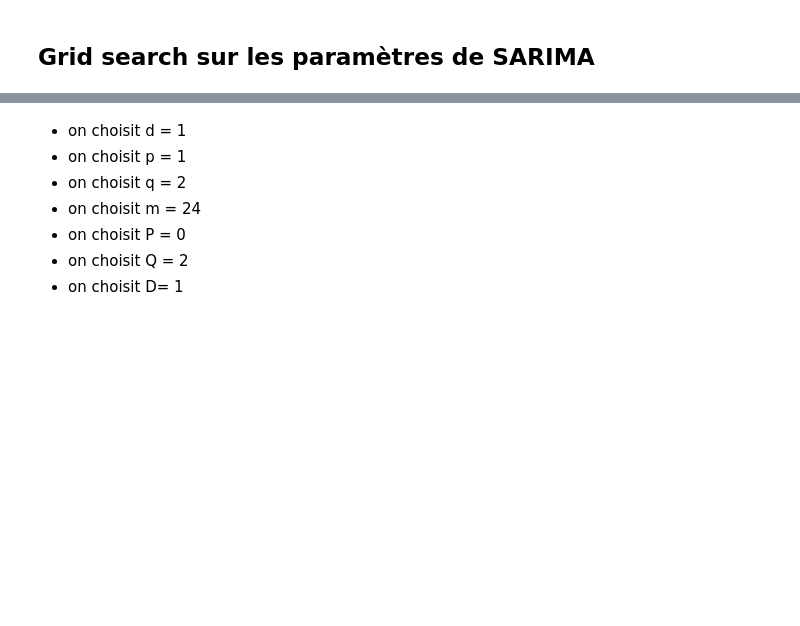
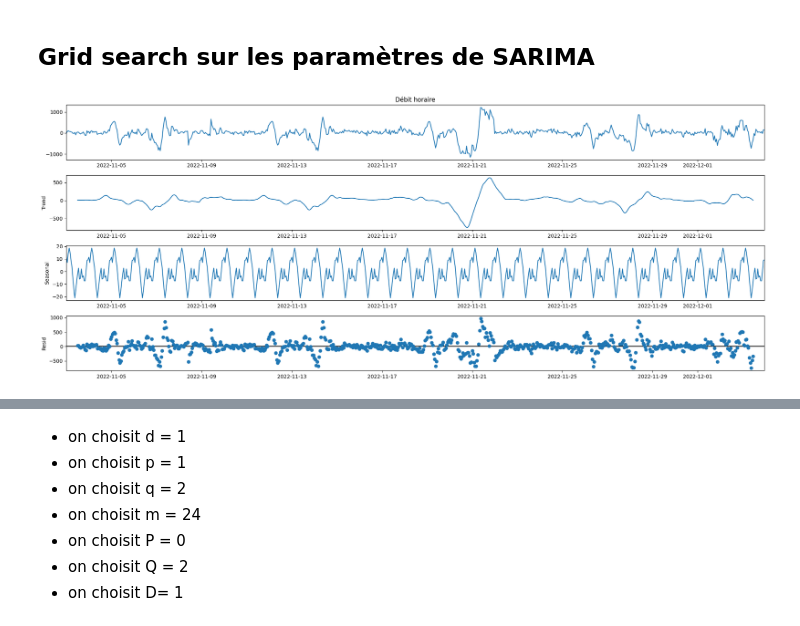
Before and after one commit to romainf28/datathon_gamma_livraisonCO, a Jupyter notebook: traffic_prediction.ipynb, the cells around one changed output, grey strips where cells are left out. Saved outputs shown, nothing was run; the diff lists cells and outputs as text; code cells hidden in the pictures; blank space fills up the shorter version.

```diff
--- a/traffic_prediction.ipynb
+++ b/traffic_prediction.ipynb
@@ -249,10 +247,12 @@ plt.show()
 # %% [markdown]
 ## Grid search sur les paramètres de SARIMA
 # %%
-df_train_ce = set_indexes_for_timeseries(df_train_ce)
+
 plt.rcParams["figure.figsize"] = (20,8)
-decomposition = sm.tsa.seasonal_decompose(df_train_ce[df_train_ce["Date"]>datetime(2022,10,1).date()]["Débit horaire"].diff(24).dropna(), model='additive')
+decomposition = sm.tsa.seasonal_decompose(df_train_ce[df_train_ce["Date"]>datetime(2022,11,1).date()]["Débit horaire"].diff(24).dropna(), model='additive')
 fig = decomposition.plot()
 plt.show()
+# %% [output]
+[figure, added]
 # %%
 from datetime import datetime
```
Also changed, not shown: parts of 38 cells of this notebook, 15 other files.
